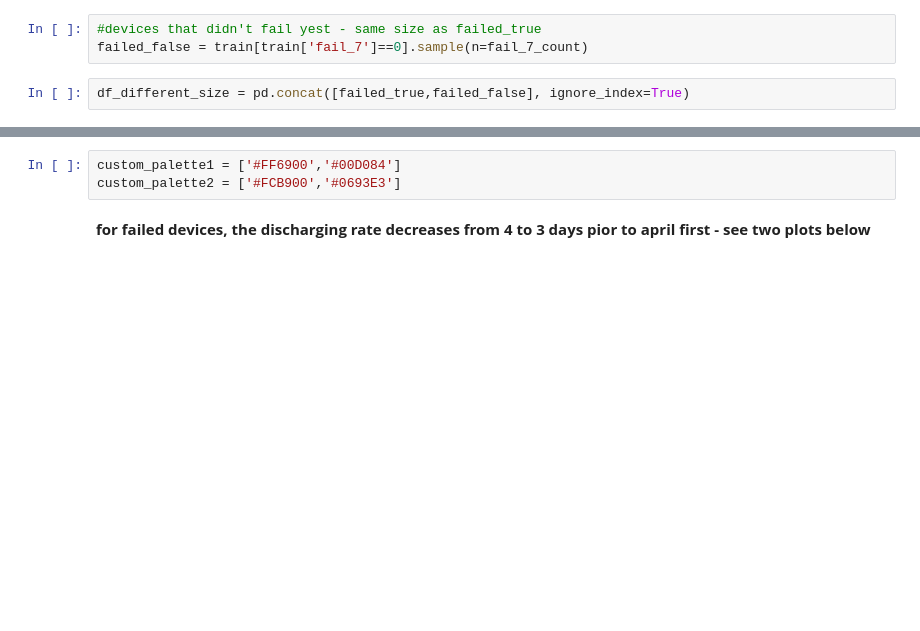
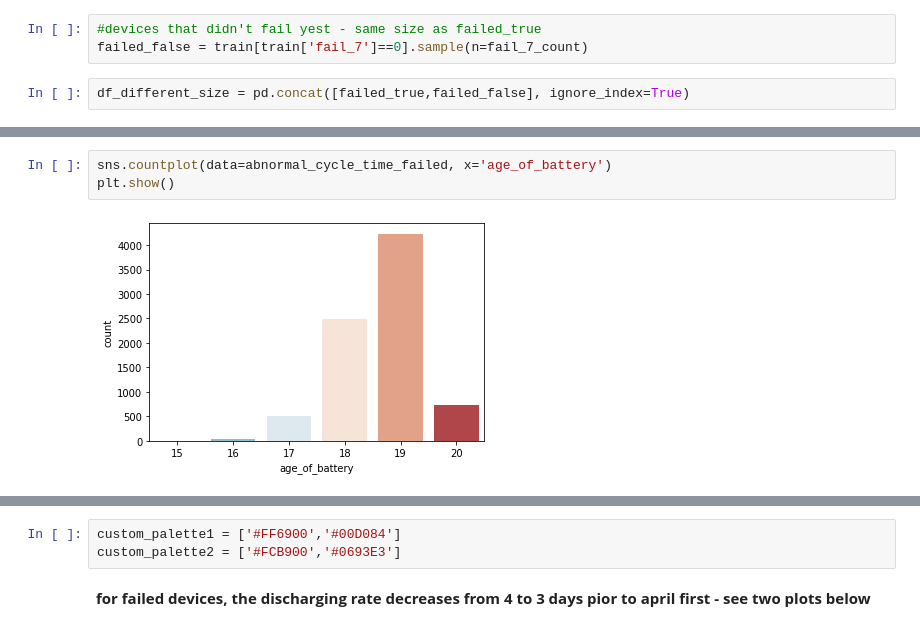
Before and after one commit to natalia-kurbakova/Baruch-Data-Challenge, a Jupyter notebook: add_to_exploration.ipynb, the cells around one changed output, grey strips where cells are left out. Saved outputs shown, nothing was run; the diff lists cells and outputs as text; blank space fills up the shorter version.

```diff
--- a/add_to_exploration.ipynb
+++ b/add_to_exploration.ipynb
@@ -86,0 +105,5 @@ df_different_size = pd.concat([failed_true,failed_false], ignore_index=True)
+# %%
+sns.countplot(data=abnormal_cycle_time_failed, x='age_of_battery')
+plt.show()
+# %% [output]
+[figure, added]
```
Also changed, not shown: parts of 6 cells of this notebook.
